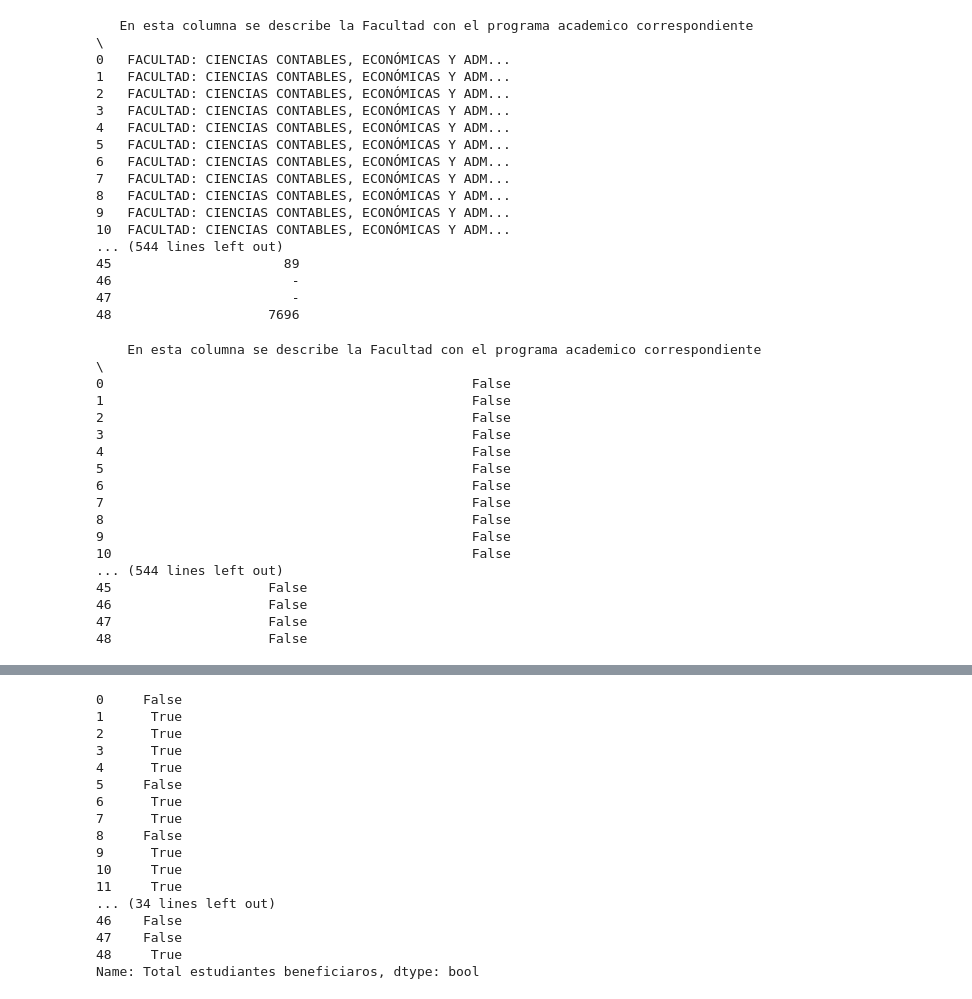
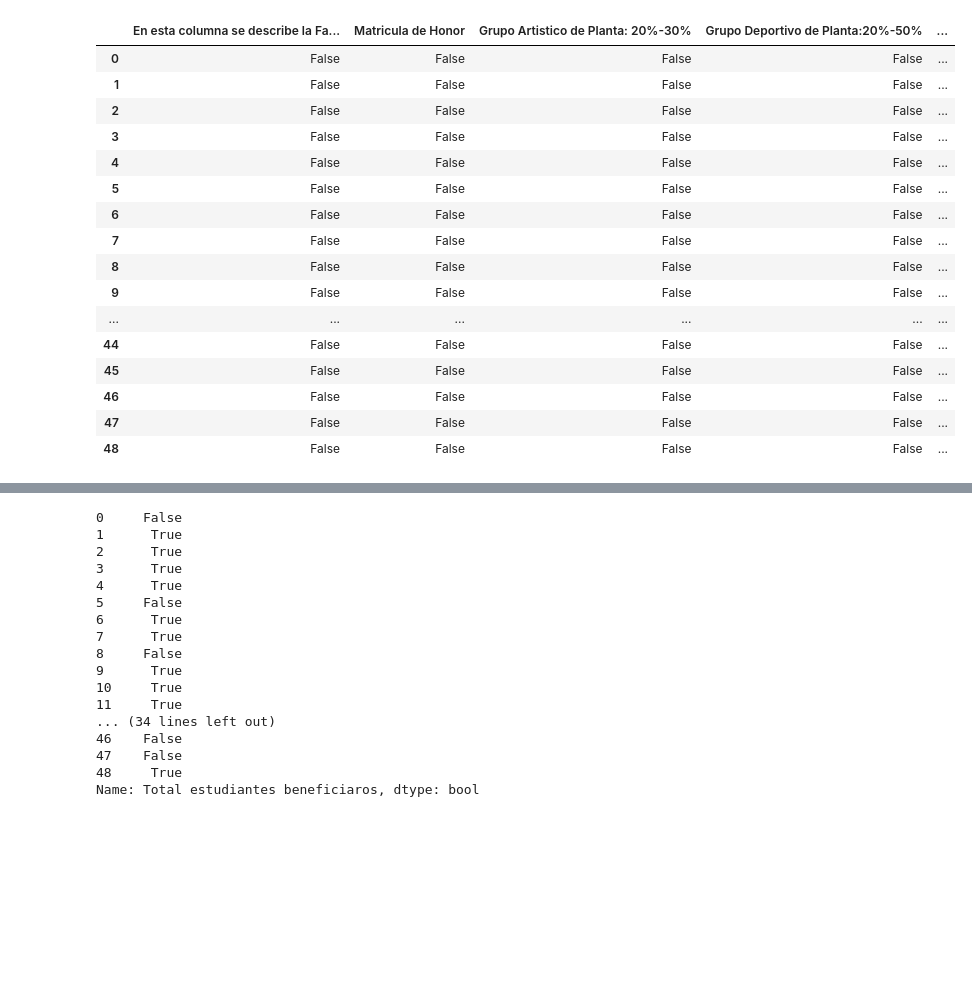
Before and after one commit to MauricioAcosta/CienciasDeDatos, a Jupyter notebook: Taller_Filtrado_Pandas/Taller de limpieza y filtrado básico.ipynb, the cells around one changed output, grey strips where cells are left out. Cells and saved outputs as stored; diff of their text form; code cells hidden in the pictures; blank space fills up the shorter version.

Commit message:
taller de concatenación,manejo de dataframe y filtrado

```diff
--- a/Taller_Filtrado_Pandas/Taller de limpieza y filtrado básico.ipynb
+++ b/Taller_Filtrado_Pandas/Taller de limpieza y filtrado básico.ipynb
@@ -14,46 +14,27 @@ import matplotlib as plot
 # %%
 #Carga de dataset
 docentes=pd.read_csv('Est_mulos_Universitarios_-_Universidad_de_la_Amazonia_II_-2014.csv')
-print(docentes)
-# %% [output]
-   En esta columna se describe la Facultad con el programa academico correspondiente   \
-0   FACULTAD: CIENCIAS CONTABLES, ECONÓMICAS Y ADM...
-1   FACULTAD: CIENCIAS CONTABLES, ECONÓMICAS Y ADM...
-2   FACULTAD: CIENCIAS CONTABLES, ECONÓMICAS Y ADM...
-3   FACULTAD: CIENCIAS CONTABLES, ECONÓMICAS Y ADM...
-4   FACULTAD: CIENCIAS CONTABLES, ECONÓMICAS Y ADM...
-5   FACULTAD: CIENCIAS CONTABLES, ECONÓMICAS Y ADM...
-6   FACULTAD: CIENCIAS CONTABLES, ECONÓMICAS Y ADM...
-7   FACULTAD: CIENCIAS CONTABLES, ECONÓMICAS Y ADM...
-8   FACULTAD: CIENCIAS CONTABLES, ECONÓMICAS Y ADM...
-9   FACULTAD: CIENCIAS CONTABLES, ECONÓMICAS Y ADM...
-10  FACULTAD: CIENCIAS CONTABLES, ECONÓMICAS Y ADM...
-... (544 lines left out)
-45                      89
-46                       -
-47                       -
-48                    7696
 # %%
 docentes_nan = docentes.isnull()
-print(docentes_nan)
+docentes_nan
 # Efecto: retorna todos los indices con un valor booleano los valores que no estan vacios, false para campo lleno, y true para campos vacios
 # %% [output]
-    En esta columna se describe la Facultad con el programa academico correspondiente   \
-0                                               False
-1                                               False
-2                                               False
-3                                               False
-4                                               False
-5                                               False
-6                                               False
-7                                               False
-8                                               False
-9                                               False
-10                                              False
-... (544 lines left out)
-45                    False
-46                    False
-47                    False
-48                    False
+|  | En esta columna se describe la Fa... | Matricula de Honor | Grupo Artistico de Planta: 20%-30% | Grupo Deportivo de Planta:20%-50% | ... |
+| 0 | False | False | False | False | ... |
+| 1 | False | False | False | False | ... |
+| 2 | False | False | False | False | ... |
+| 3 | False | False | False | False | ... |
+| 4 | False | False | False | False | ... |
+| 5 | False | False | False | False | ... |
+| 6 | False | False | False | False | ... |
+| 7 | False | False | False | False | ... |
+| 8 | False | False | False | False | ... |
+| 9 | False | False | False | False | ... |
+| ... | ... | ... | ... | ... | ... |
+| 44 | False | False | False | False | ... |
+| 45 | False | False | False | False | ... |
+| 46 | False | False | False | False | ... |
+| 47 | False | False | False | False | ... |
+| 48 | False | False | False | False | ... |
 # %%
 docentes_sin_nan1 = docentes.dropna(axis=0, how='any')
```
Also changed, not shown: parts of 6 cells of this notebook, 2 other files.
